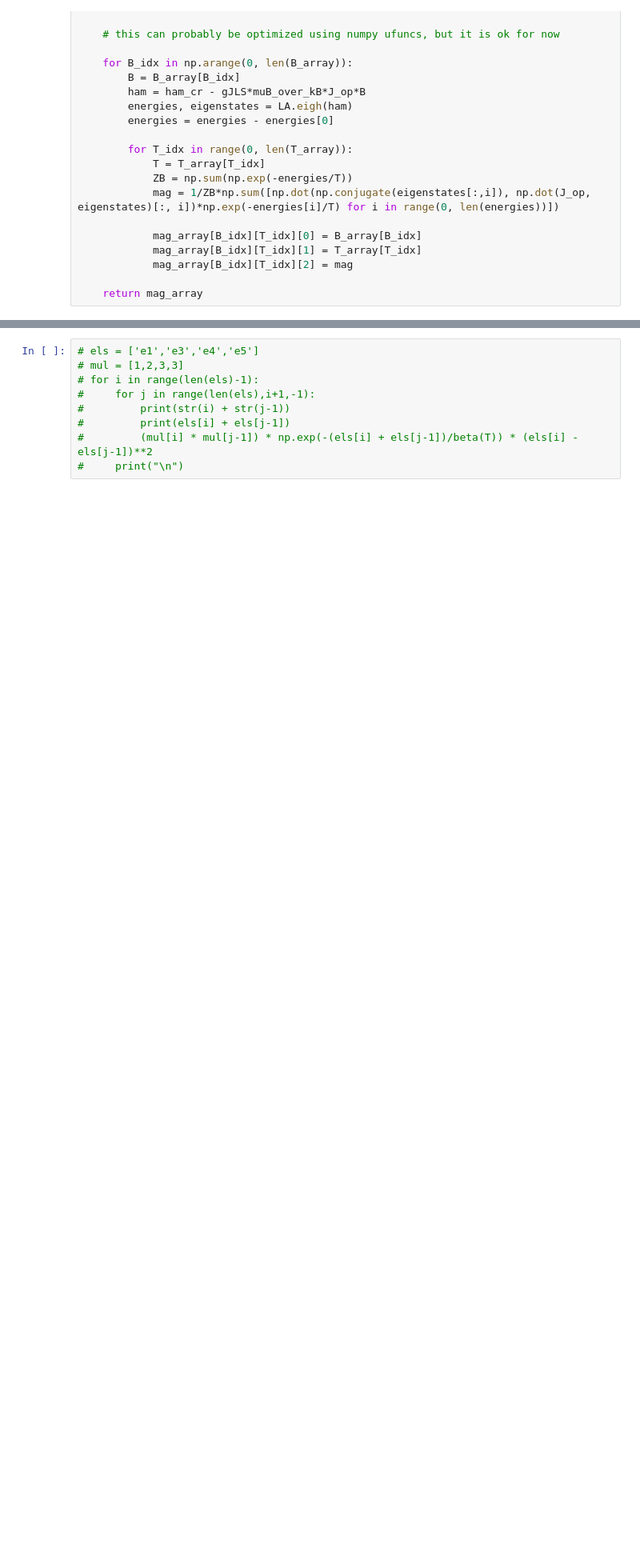
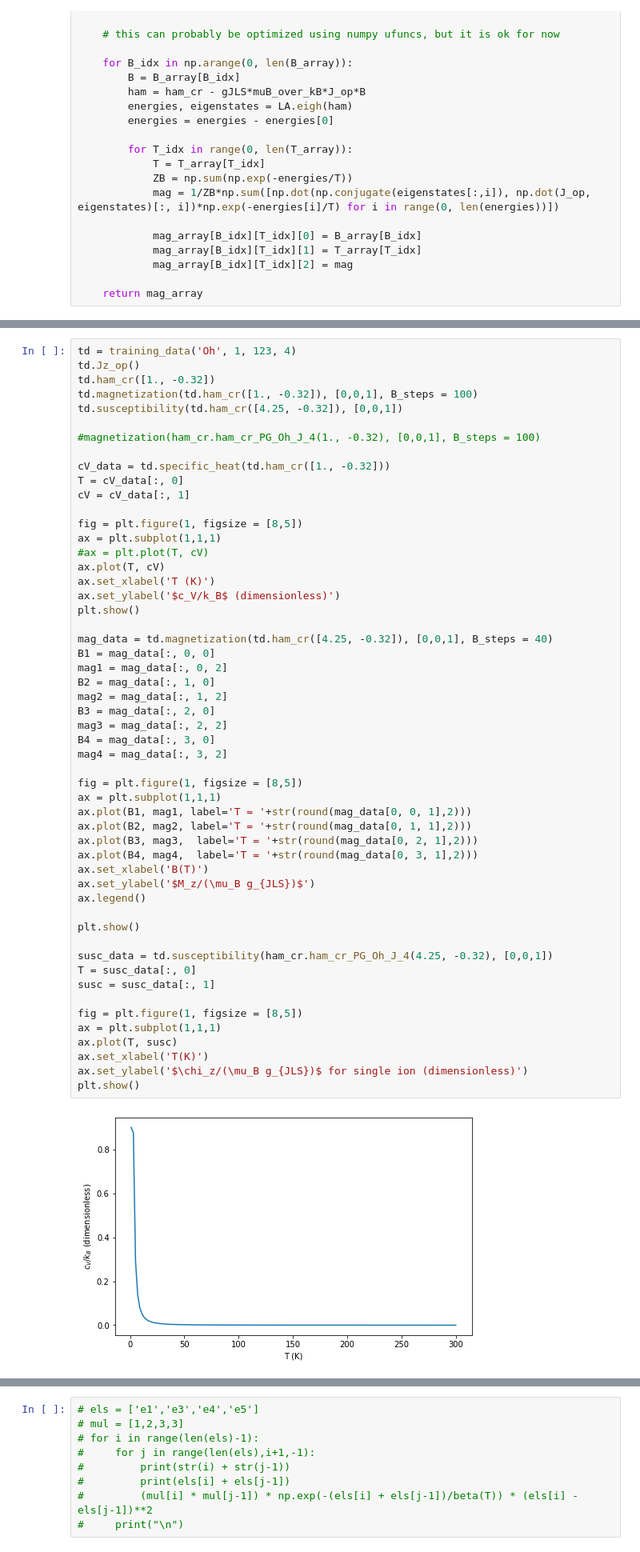
Before and after one commit to Orth-Research/ml_cr, a Jupyter notebook: DataGeneration.ipynb, the cells around one changed output, grey strips where cells are left out. Shown at 80% size. Saved outputs shown, nothing was run; the diff lists cells and outputs as text; blank space fills up the shorter version.

```diff
--- a/DataGeneration.ipynb
+++ b/DataGeneration.ipynb
@@ -453,0 +543,55 @@ class data_generation:
+# %%
+td = training_data('Oh', 1, 123, 4)
+td.Jz_op()
+td.ham_cr([1., -0.32])
+td.magnetization(td.ham_cr([1., -0.32]), [0,0,1], B_steps = 100)
+td.susceptibility(td.ham_cr([4.25, -0.32]), [0,0,1])
+
+#magnetization(ham_cr.ham_cr_PG_Oh_J_4(1., -0.32), [0,0,1], B_steps = 100)
+
+cV_data = td.specific_heat(td.ham_cr([1., -0.32]))
+T = cV_data[:, 0]
+cV = cV_data[:, 1]
+
+fig = plt.figure(1, figsize = [8,5])
+ax = plt.subplot(1,1,1)
+#ax = plt.plot(T, cV)
+ax.plot(T, cV)
+ax.set_xlabel('T (K)')
+ax.set_ylabel('$c_V/k_B$ (dimensionless)')
+plt.show()
+
+mag_data = td.magnetization(td.ham_cr([4.25, -0.32]), [0,0,1], B_steps = 40)
+B1 = mag_data[:, 0, 0]
+mag1 = mag_data[:, 0, 2]
+B2 = mag_data[:, 1, 0]
+mag2 = mag_data[:, 1, 2]
+B3 = mag_data[:, 2, 0]
+mag3 = mag_data[:, 2, 2]
+B4 = mag_data[:, 3, 0]
+mag4 = mag_data[:, 3, 2]
+
+fig = plt.figure(1, figsize = [8,5])
+ax = plt.subplot(1,1,1)
+ax.plot(B1, mag1, label='T = '+str(round(mag_data[0, 0, 1],2)))
+ax.plot(B2, mag2, label='T = '+str(round(mag_data[0, 1, 1],2)))
+ax.plot(B3, mag3,  label='T = '+str(round(mag_data[0, 2, 1],2)))
+ax.plot(B4, mag4,  label='T = '+str(round(mag_data[0, 3, 1],2)))
+ax.set_xlabel('B(T)')
+ax.set_ylabel('$M_z/(\mu_B g_{JLS})$')
+ax.legend()
+
+plt.show()
+
+susc_data = td.susceptibility(ham_cr.ham_cr_PG_Oh_J_4(4.25, -0.32), [0,0,1])
+T = susc_data[:, 0]
+susc = susc_data[:, 1]
+
+fig = plt.figure(1, figsize = [8,5])
+ax = plt.subplot(1,1,1)
+ax.plot(T, susc)
+ax.set_xlabel('T(K)')
+ax.set_ylabel('$\chi_z/(\mu_B g_{JLS})$ for single ion (dimensionless)')
+plt.show()
+# %% [output]
+[figure, added]
```
Also changed, not shown: parts of 20 cells of this notebook, 1 other file.
